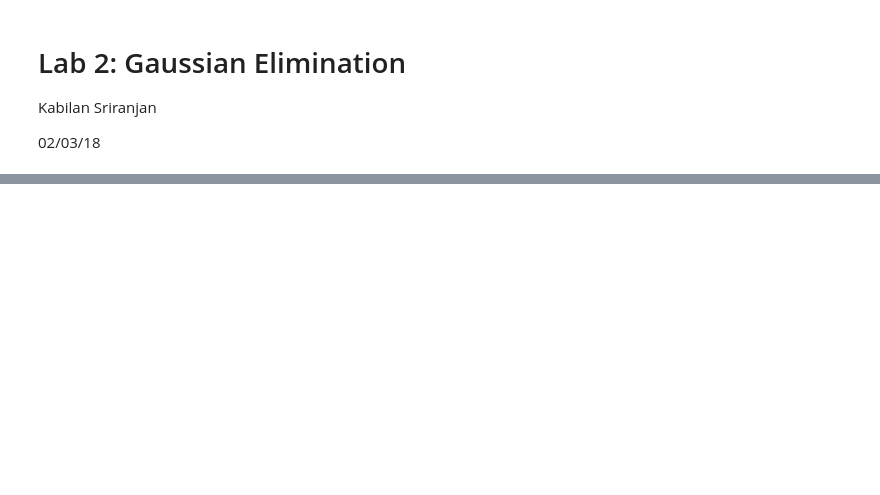
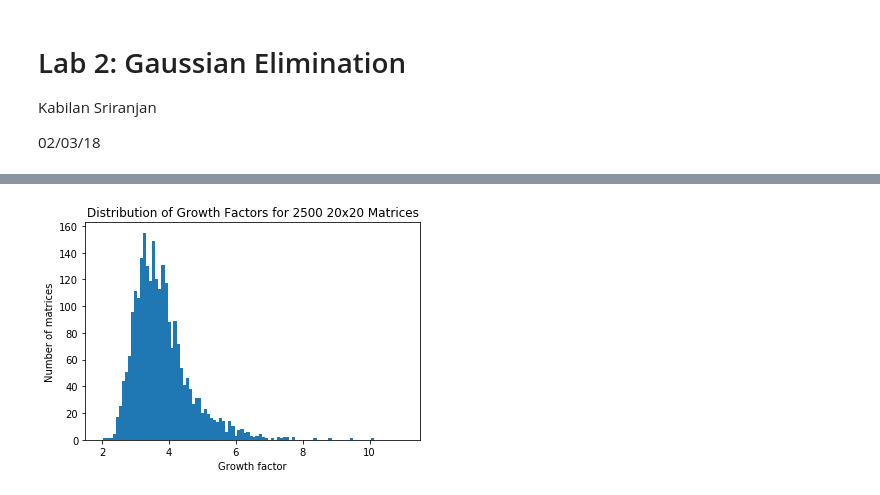
Before and after one commit to kabsri/NumericalAnalysis, a Jupyter notebook: Lab2.ipynb, the cells around one changed output, grey strips where cells are left out. Cells and saved outputs as stored; diff of their text form; code cells hidden in the pictures; blank space fills up the shorter version.

```diff
--- a/Lab2.ipynb
+++ b/Lab2.ipynb
@@ -112,7 +130,7 @@ def incCount(g, buckets, bucketWidth, counts):
     #bucketWidth = (buckets[buckets.size-1]-buckets[0])/buckets.size
     low = 0
     high = buckets.size-1
-    while (low<high):
+    while (low<=high):
         i = int((low+high)/2)
         if np.abs(g-buckets[i])<bucketWidth/2:
             counts[i] += 1
@@ -121,3 +139,20 @@ def incCount(g, buckets, bucketWidth, counts):
             high = i-1
         else:
             low = i+1
+
+#take the data from a reduceMatrices call and create a histogram
+def getHistogram(data, numBuckets, barWidth):
+    n = data[0,0]
+    growths = np.array(data[:,1]).flatten()
+    low = math.floor(growths.min())
+    high = math.ceil(growths.max())
+    buckets = np.linspace(low, high, numBuckets)
+    bucketWidth = buckets[1]-buckets[0]
+    counts = np.zeros(buckets.size)
+    for g in growths:
+        incCount(g, buckets, bucketWidth, counts)
+    plt.bar(buckets, counts, width=barWidth)
+    plt.title("Distribution of Growth Factors for "+str(data.shape[0])+" "+str(int(n))+"x"+str(int(n))+" Matrices")
+    plt.xlabel("Growth factor")
+    plt.ylabel("Number of matrices")
+    plt.show()
@@ -142,0 +159,4 @@ print(counts)
+# %%
+unif20 = reduceMatrices(randomMatrix, [20], 2500)
+unif40 = reduceMatrices(randomMatrix, [40], 2500)
+unif60 = reduceMatrices(randomMatrix, [60], 2500)
@@ -142,0 +170,4 @@ print(counts)
+# %%
+getHistogram(unif20, 100, 0.1)
+# %% [output]
+[figure, added]
```
Also changed, not shown: parts of 28 cells of this notebook.
